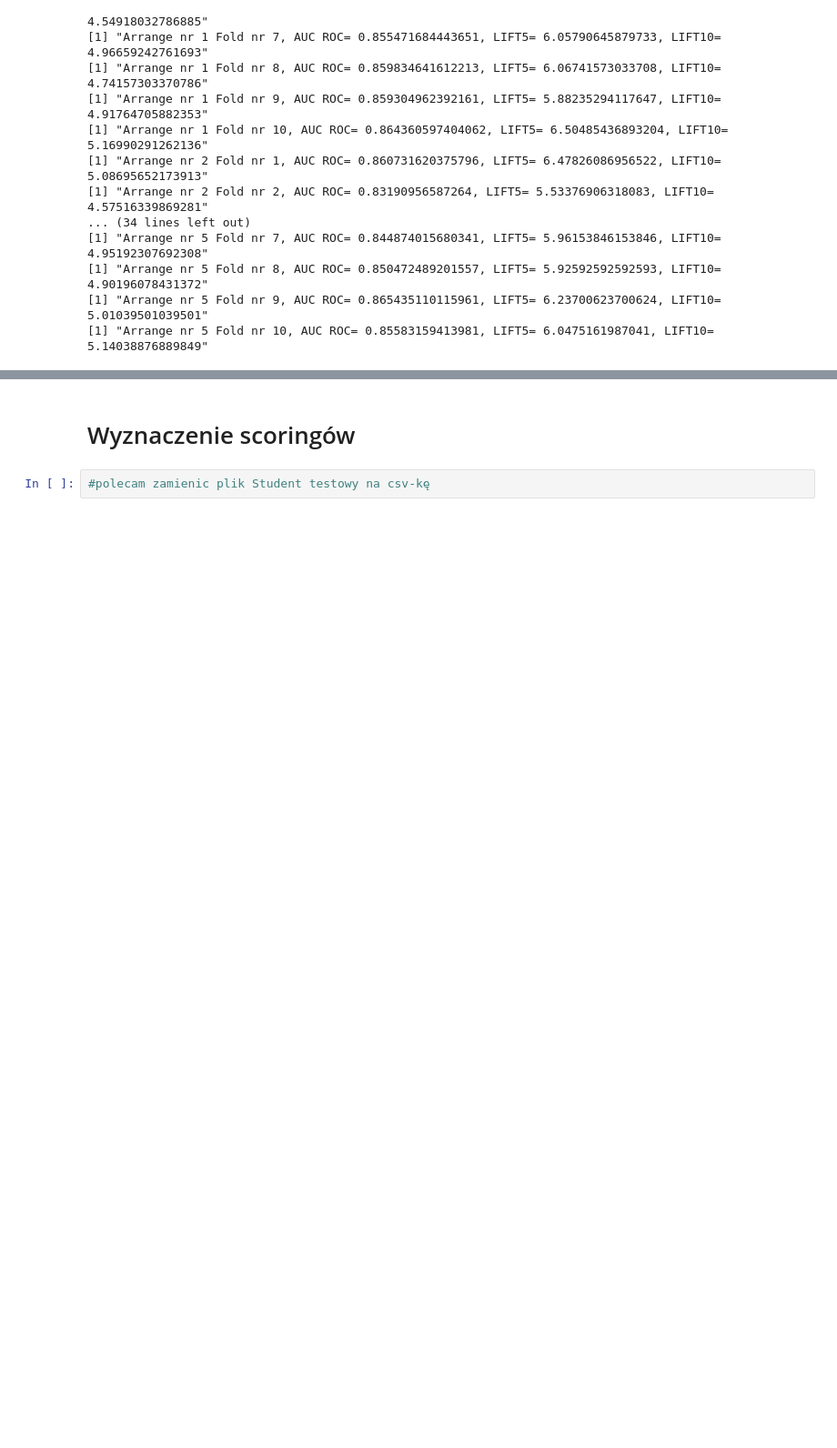
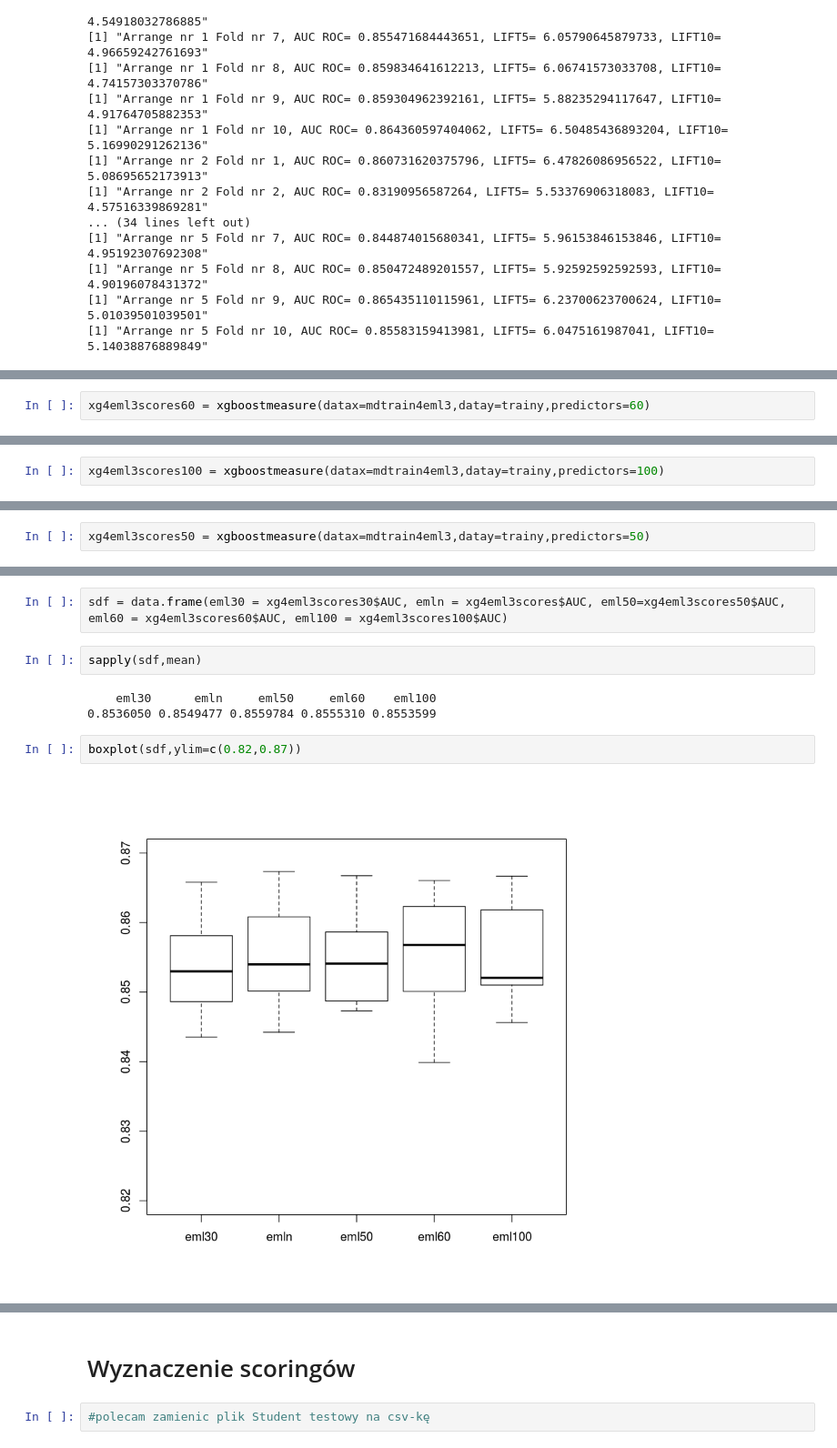
Before and after one commit to Noctiphobia/ABH-Classification, a Jupyter notebook: preproc-xgboost-preds.ipynb, the cells around one changed output, grey strips where cells are left out. Shown: that part at 91% size. Saved outputs shown, nothing was run; the diff lists cells and outputs as text; blank space fills up the shorter version.

```diff
--- a/preproc-xgboost-preds.ipynb
+++ b/preproc-xgboost-preds.ipynb
@@ -1242,0 +1338,2 @@ xg4emlscores = xgboostmeasure(datax=mdtrain4eml,datay=trainy)
+# %%
+xg4eml3scores60 = xgboostmeasure(datax=mdtrain4eml3,datay=trainy,predictors=60)
@@ -1242,0 +1358,2 @@ xg4emlscores = xgboostmeasure(datax=mdtrain4eml,datay=trainy)
+# %%
+xg4eml3scores100 = xgboostmeasure(datax=mdtrain4eml3,datay=trainy,predictors=100)
@@ -1242,0 +1378,2 @@ xg4emlscores = xgboostmeasure(datax=mdtrain4eml,datay=trainy)
+# %%
+xg4eml3scores50 = xgboostmeasure(datax=mdtrain4eml3,datay=trainy,predictors=50)
@@ -1243 +1398,12 @@ xg4emlscores = xgboostmeasure(datax=mdtrain4eml,datay=trainy)
+# %%
+sdf = data.frame(eml30 = xg4eml3scores30$AUC, emln = xg4eml3scores$AUC, eml50=xg4eml3scores50$AUC, eml60 = xg4eml3scores60$AUC, eml100 = xg4eml3scores100$AUC)
+# %%
+sapply(sdf,mean)
+# %% [output]
+    eml30      emln     eml50     eml60    eml100
+0.8536050 0.8549477 0.8559784 0.8555310 0.8553599
+# %%
+boxplot(sdf,ylim=c(0.82,0.87))
+# %% [output]
+[figure, added]
 # %%
```
Also changed, not shown: parts of 64 cells of this notebook.
